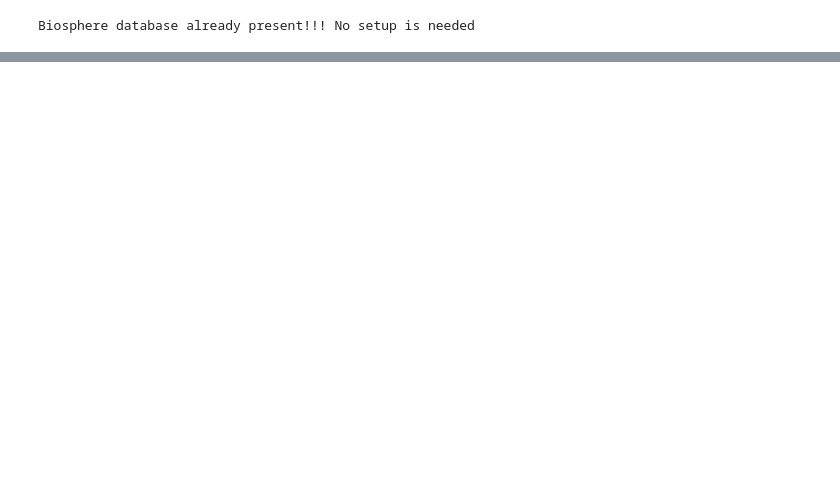
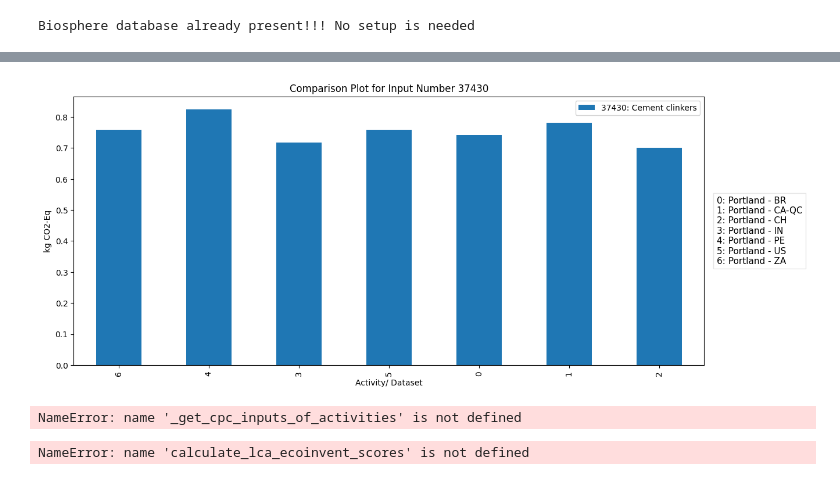
Before and after one commit to Laboratory-for-Energy-Systems-Analysis/dopo, a Jupyter notebook: dev/jupyter_dopo_test1.ipynb, the cells around one changed output, grey strips where cells are left out. Saved outputs shown, nothing was run; the diff lists cells and outputs as text; code cells hidden in the pictures; blank space fills up the shorter version.

```diff
--- a/dev/jupyter_dopo_test1.ipynb
+++ b/dev/jupyter_dopo_test1.ipynb
@@ -48,0 +72,2 @@ small_cement
+# %%
+finder=dopo.MethodFinder() #why does the error "missing one argument 'self' doesn't come up if I define the class in a variable? Is it because it is created as an object?
@@ -48,0 +108,3 @@ small_cement
+# %%
+method_dict=finder.get_all_methods()
+method_dict
@@ -48,0 +133,7 @@ small_cement
+# %%
+cement_sector_LCAs=dopo.compare_activities_multiple_methods(
+    activities_list=small_cement,
+    methods=method_dict,
+    identifier='cement',
+    output_format='pandas',
+    mode='absolute')
@@ -48,0 +145,2 @@ small_cement
+# %%
+cement_sector_LCAs_w_other=dopo.small_inputs_to_other_column(cement_sector_LCAs, cutoff = 0.02)
@@ -48,0 +161,8 @@ small_cement
+# %%
+dopo.lvl22_plot_input_comparison_with_method(cement_sector_LCAs_w_other, 'cement_global_warming_potential_(gwp100)', '37430')
+# %% [output]
+[figure, added]
+# %%
+dopo.lvl23_plot_input_comparison_plot_no_method(small_cement, input_type='list', input_number='37430')
+# %% [output]
+NameError: name '_get_cpc_inputs_of_activities' is not defined
@@ -48,0 +176,4 @@ small_cement
+# %%
+dopo.lvl3_plot_relative_changes(small_cement_ei39, small_cement, method=method_dict['method_1']['object'].name )
+# %% [output]
+NameError: name 'calculate_lca_ecoinvent_scores' is not defined
```
Also changed, not shown: parts of 21 cells of this notebook, 12 other files.
